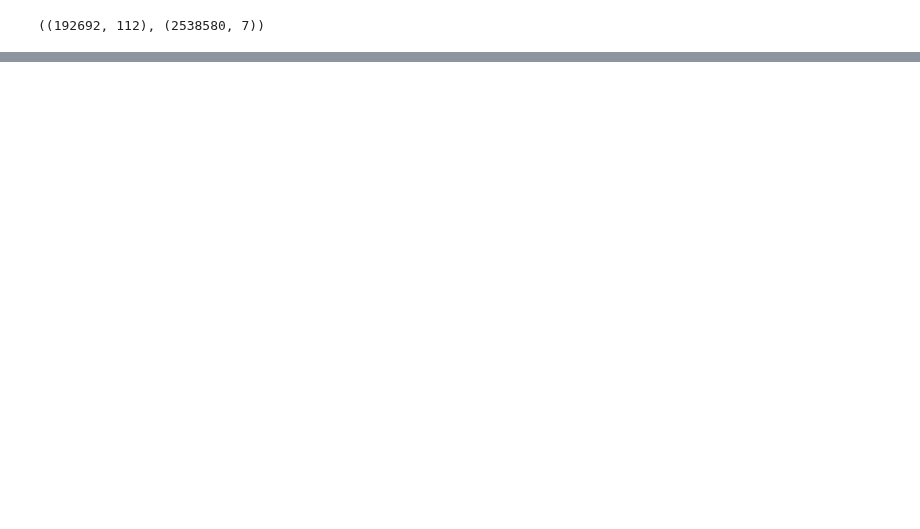
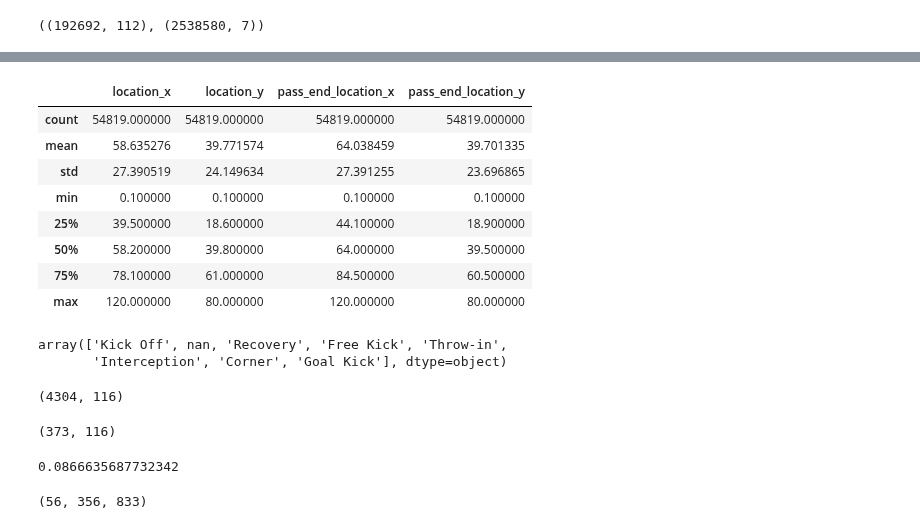
Before and after one commit to TK5-Tim/ds-projects, a Jupyter notebook: src-ftbl-internship-project/em2020_internship_project.ipynb, the cells around one changed output, grey strips where cells are left out. Cells and saved outputs as stored; diff of their text form; code cells hidden in the pictures; blank space fills up the shorter version.

```diff
--- a/src-ftbl-internship-project/em2020_internship_project.ipynb
+++ b/src-ftbl-internship-project/em2020_internship_project.ipynb
@@ -60,0 +74,49 @@ df_events.head(5)
+# %%
+df_passes[['location_x', 'location_y', 'pass_end_location_x', 'pass_end_location_y']].describe()
+# %% [output]
+|  | location_x | location_y | pass_end_location_x | pass_end_location_y |
+| count | 54819.000000 | 54819.000000 | 54819.000000 | 54819.000000 |
+| mean | 58.635276 | 39.771574 | 64.038459 | 39.701335 |
+| std | 27.390519 | 24.149634 | 27.391255 | 23.696865 |
+| min | 0.100000 | 0.100000 | 0.100000 | 0.100000 |
+| 25% | 39.500000 | 18.600000 | 44.100000 | 18.900000 |
+| 50% | 58.200000 | 39.800000 | 64.000000 | 39.500000 |
+| 75% | 78.100000 | 61.000000 | 84.500000 | 60.500000 |
+| max | 120.000000 | 80.000000 | 120.000000 | 80.000000 |
+# %%
+df_passes.pass_type.unique()
+# %% [output]
+array(['Kick Off', nan, 'Recovery', 'Free Kick', 'Throw-in',
+       'Interception', 'Corner', 'Goal Kick'], dtype=object)
+# %%
+df_passes_into_box = df_passes[(~df_passes['pass_type'].isin(['Free Kick', 'Throw-in', 'Corner', 'Goal Kick']))
+                            #    & (df_passes['team'].isin(['England', 'Italy', 'Germany']))
+                               & (df_passes['pass_end_location_x'] >= 90)
+                               & (df_passes['pass_end_location_y'] >= 18)
+                               & (df_passes['pass_end_location_y'] <= 62)
+                               & ((df_passes['location_y'] <= 18) | (df_passes['location_y'] >= 62) | (df_passes['location_x'] <= 102))
+                                  ]
+df_passes_into_box.shape
+# %% [output]
+(4304, 116)
+# %%
+df_passes_into_box_cutback = df_passes[(~df_passes['pass_type'].isin(['Free Kick', 'Throw-in', 'Corner', 'Goal Kick']))
+                            #    & (df_passes['team'].isin(['England', 'Italy', 'Germany']))
+                               & (df_passes['pass_end_location_x'] >= 90)
+                               & (df_passes['pass_end_location_y'] >= 18)
+                               & (df_passes['pass_end_location_y'] <= 62)
+                               & (df_passes['location_x'] >= 102)
+                               & ((df_passes['location_y'] <= 18) | (df_passes['location_y'] >= 62))
+                               & (df_passes['location_x'] >= df_passes['pass_end_location_x'])
+                               ]
+df_passes_into_box_cutback.shape
+# %% [output]
+(373, 116)
+# %%
+df_passes_into_box_cutback.shape[0] / df_passes_into_box.shape[0]
+# %% [output]
+0.0866635687732342
+# %%
+df_passes_into_box_cutback['pass_shot_assist'].sum(), df_passes_into_box['pass_shot_assist'].sum(), df_passes['pass_shot_assist'].sum()
+# %% [output]
+(56, 356, 833)
```
Also changed, not shown: parts of 15 cells of this notebook.
